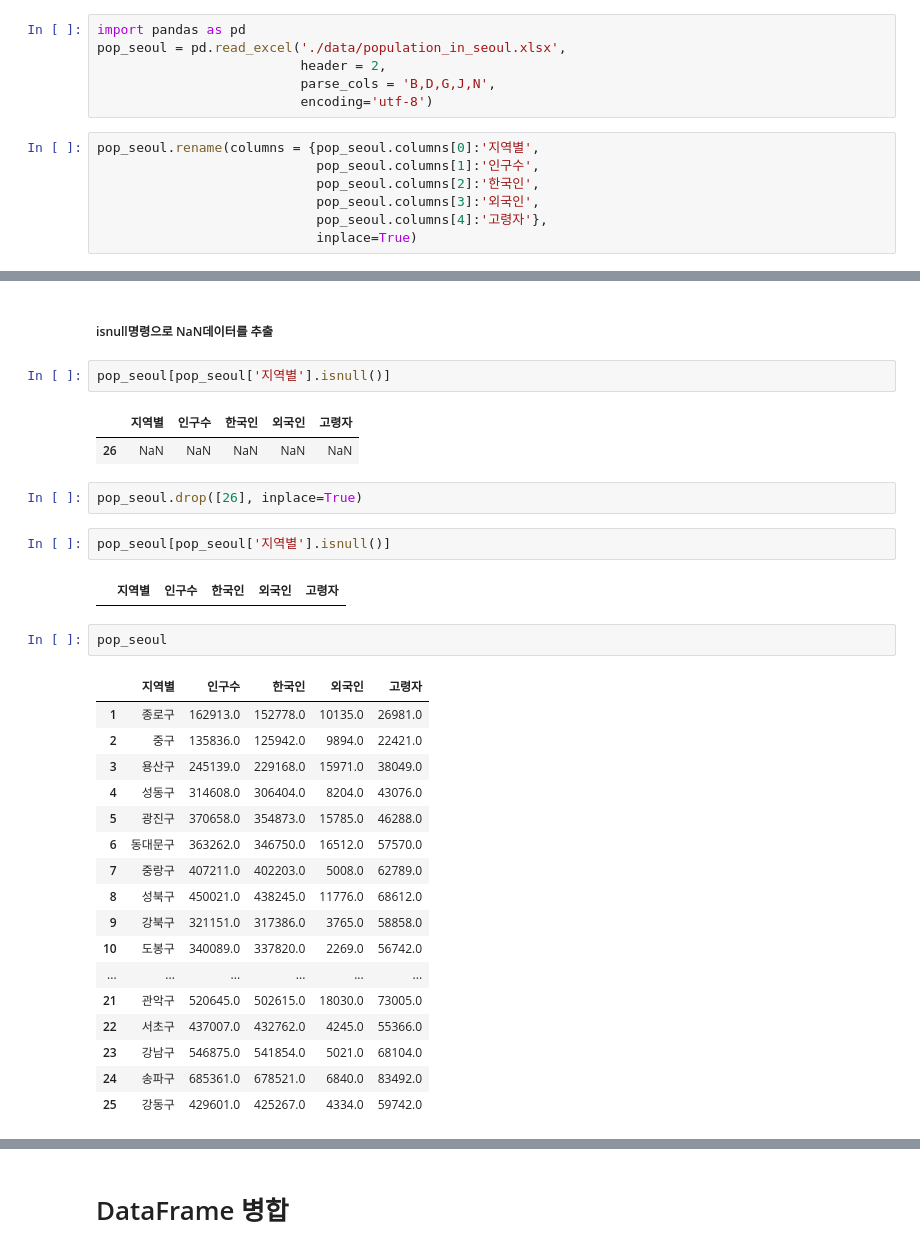
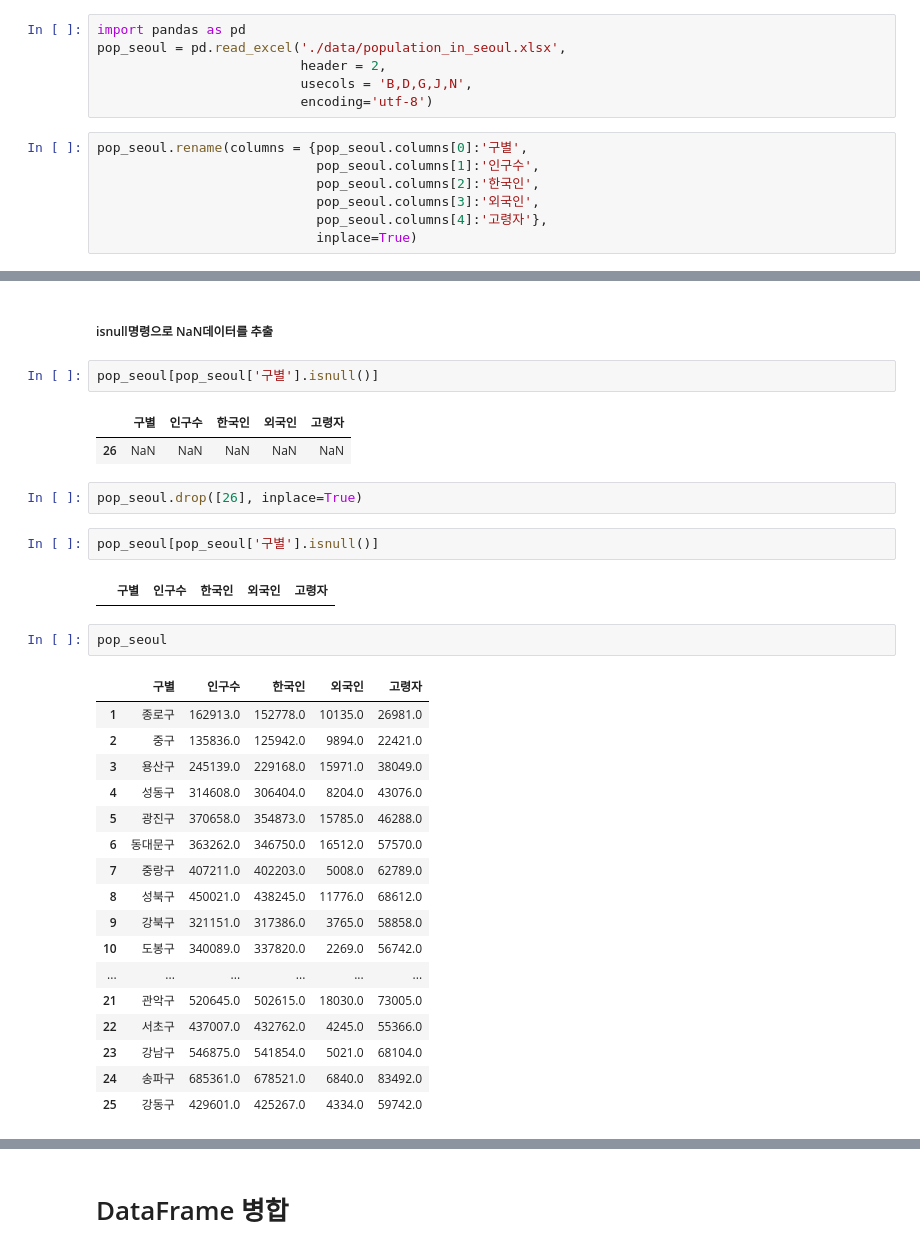
Before and after one commit to jinkyukim-me/python_data_science, a Jupyter notebook: cctv_in_seoul.ipynb, the cells around one changed output, grey strips where cells are left out. Cells and saved outputs as stored; diff of their text form.

```diff
--- a/cctv_in_seoul.ipynb
+++ b/cctv_in_seoul.ipynb
@@ -1018,10 +1065,10 @@ cctv_seoul.sort_values(by='최근증가율', ascending=False).head()
 import pandas as pd
 pop_seoul = pd.read_excel('./data/population_in_seoul.xlsx',
                           header = 2,
-                          parse_cols = 'B,D,G,J,N',
+                          usecols = 'B,D,G,J,N',
                           encoding='utf-8')
 # %%
-pop_seoul.rename(columns = {pop_seoul.columns[0]:'지역별',
+pop_seoul.rename(columns = {pop_seoul.columns[0]:'구별',
                             pop_seoul.columns[1]:'인구수',
                             pop_seoul.columns[2]:'한국인',
                             pop_seoul.columns[3]:'외국인',
@@ -1068,20 +1116,20 @@ array(['종로구', '중구', '용산구', '성동구', '광진구', '동대문
 # %% [markdown]
 ##### isnull명령으로 NaN데이터를 추출
 # %%
-pop_seoul[pop_seoul['지역별'].isnull()]
+pop_seoul[pop_seoul['구별'].isnull()]
 # %% [output]
-|  | 지역별 | 인구수 | 한국인 | 외국인 | 고령자 |
+|  | 구별 | 인구수 | 한국인 | 외국인 | 고령자 |
 | 26 | NaN | NaN | NaN | NaN | NaN |
 # %%
 pop_seoul.drop([26], inplace=True)
 # %%
-pop_seoul[pop_seoul['지역별'].isnull()]
+pop_seoul[pop_seoul['구별'].isnull()]
 # %% [output]
-|  | 지역별 | 인구수 | 한국인 | 외국인 | 고령자 |
+|  | 구별 | 인구수 | 한국인 | 외국인 | 고령자 |
 # %%
 pop_seoul
 # %% [output]
-|  | 지역별 | 인구수 | 한국인 | 외국인 | 고령자 |
+|  | 구별 | 인구수 | 한국인 | 외국인 | 고령자 |
 | 1 | 종로구 | 162913.0 | 152778.0 | 10135.0 | 26981.0 |
 | 2 | 중구 | 135836.0 | 125942.0 | 9894.0 | 22421.0 |
 | 3 | 용산구 | 245139.0 | 229168.0 | 15971.0 | 38049.0 |
```
Also changed, not shown: parts of 94 cells of this notebook, 1 other file.
